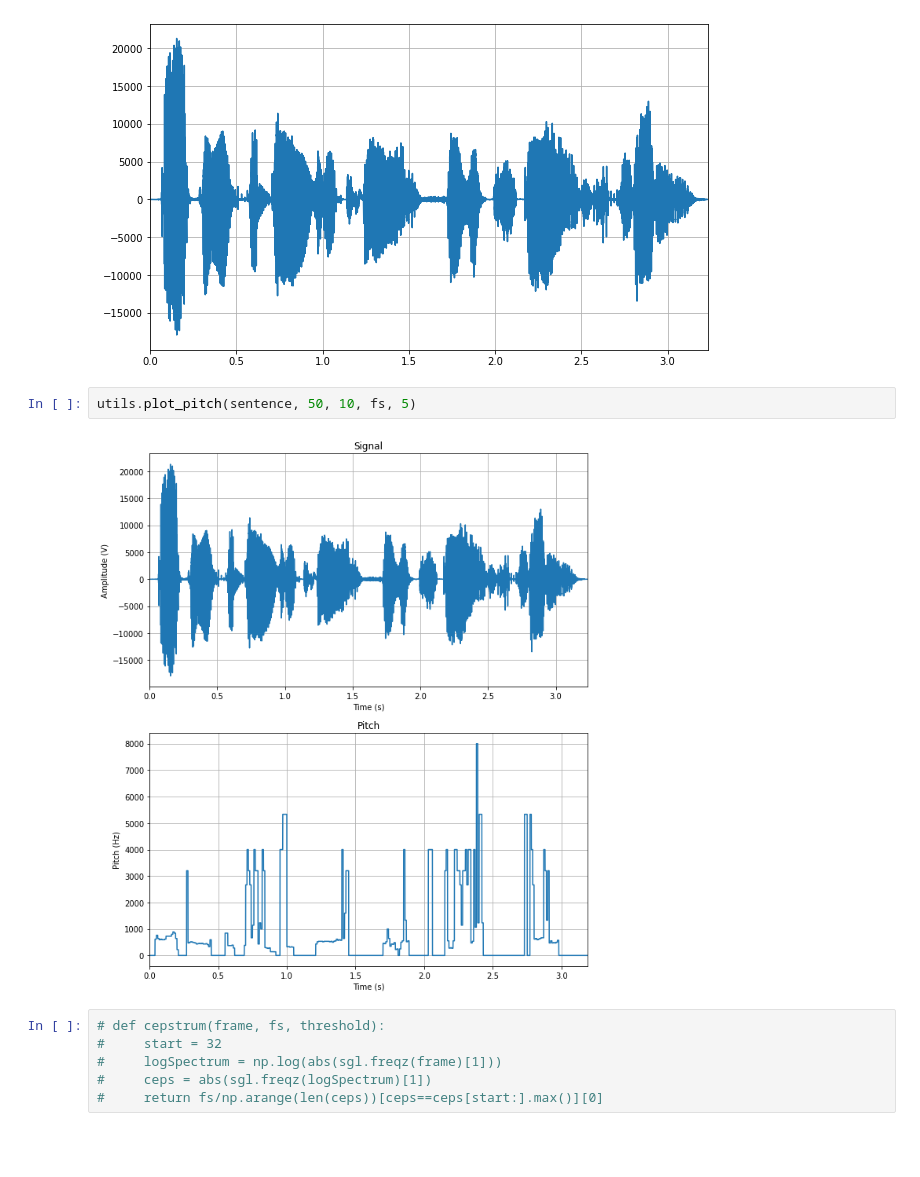
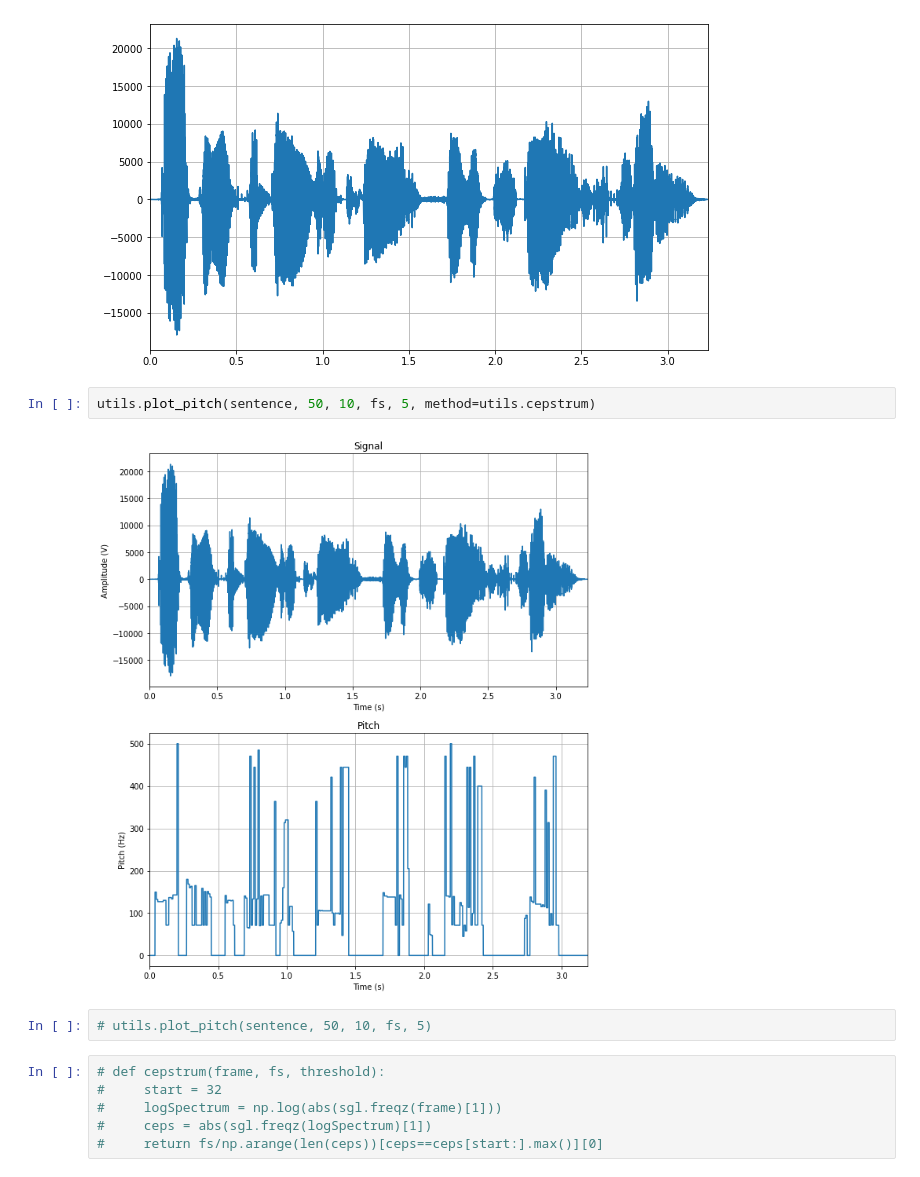
Before and after one commit to lionelGoffaux/signal-project, a Jupyter notebook: labo 2.ipynb, the cells around one changed output. Cells and saved outputs as stored; diff of their text form; blank space fills up the shorter version.

```diff
--- a/labo 2.ipynb
+++ b/labo 2.ipynb
@@ -45,9 +45,11 @@ niceplot()
 # %% [output]
 [figure]
 # %%
-utils.plot_pitch(sentence, 50, 10, fs, 5)
+utils.plot_pitch(sentence, 50, 10, fs, 5, method=utils.cepstrum)
 # %% [output]
-[figure, old version]
+[figure, new version]
+# %%
+# utils.plot_pitch(sentence, 50, 10, fs, 5)
 # %%
 # def cepstrum(frame, fs, threshold):
 #     start = 32
```
Also changed, not shown: parts of 2 cells of this notebook, 16 other files.
